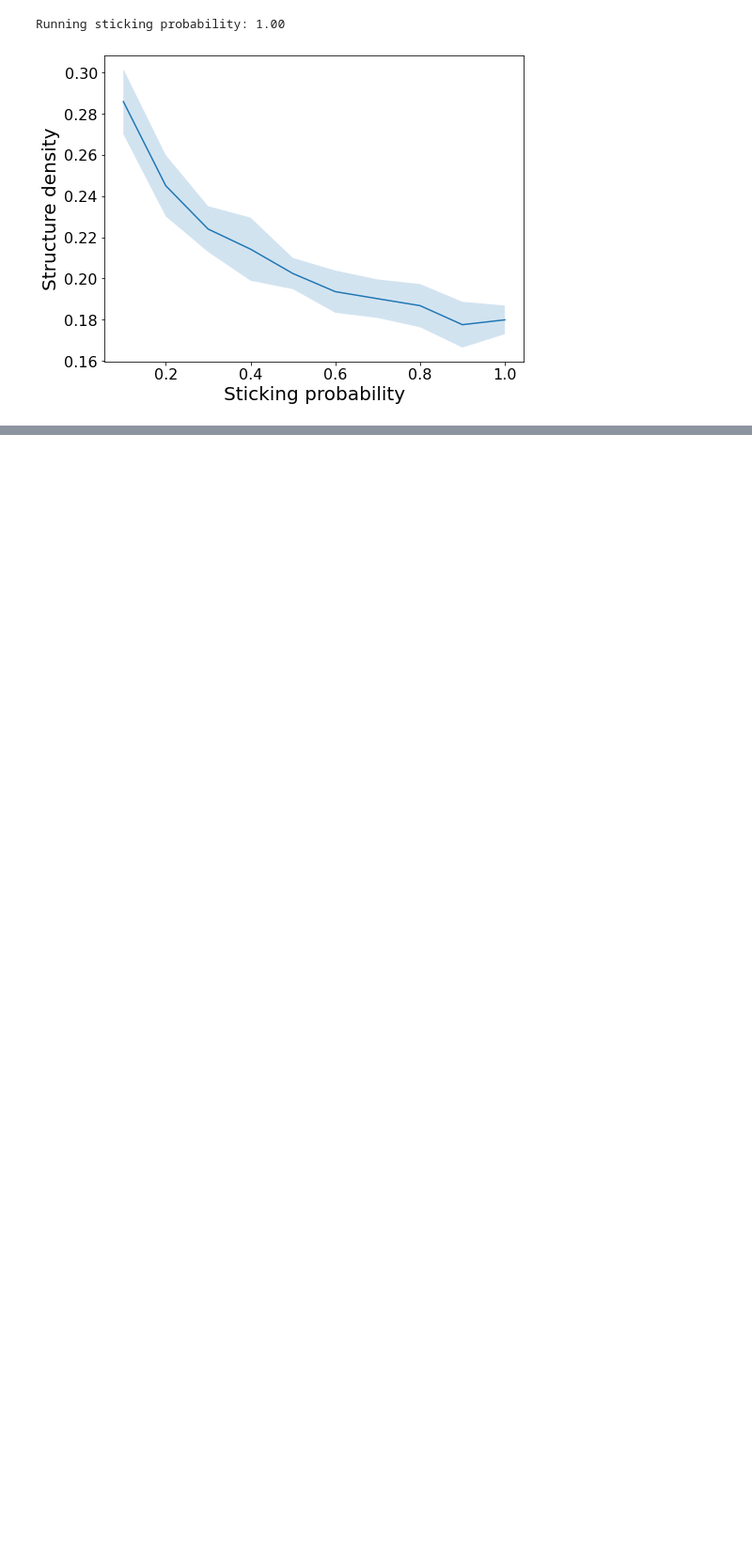
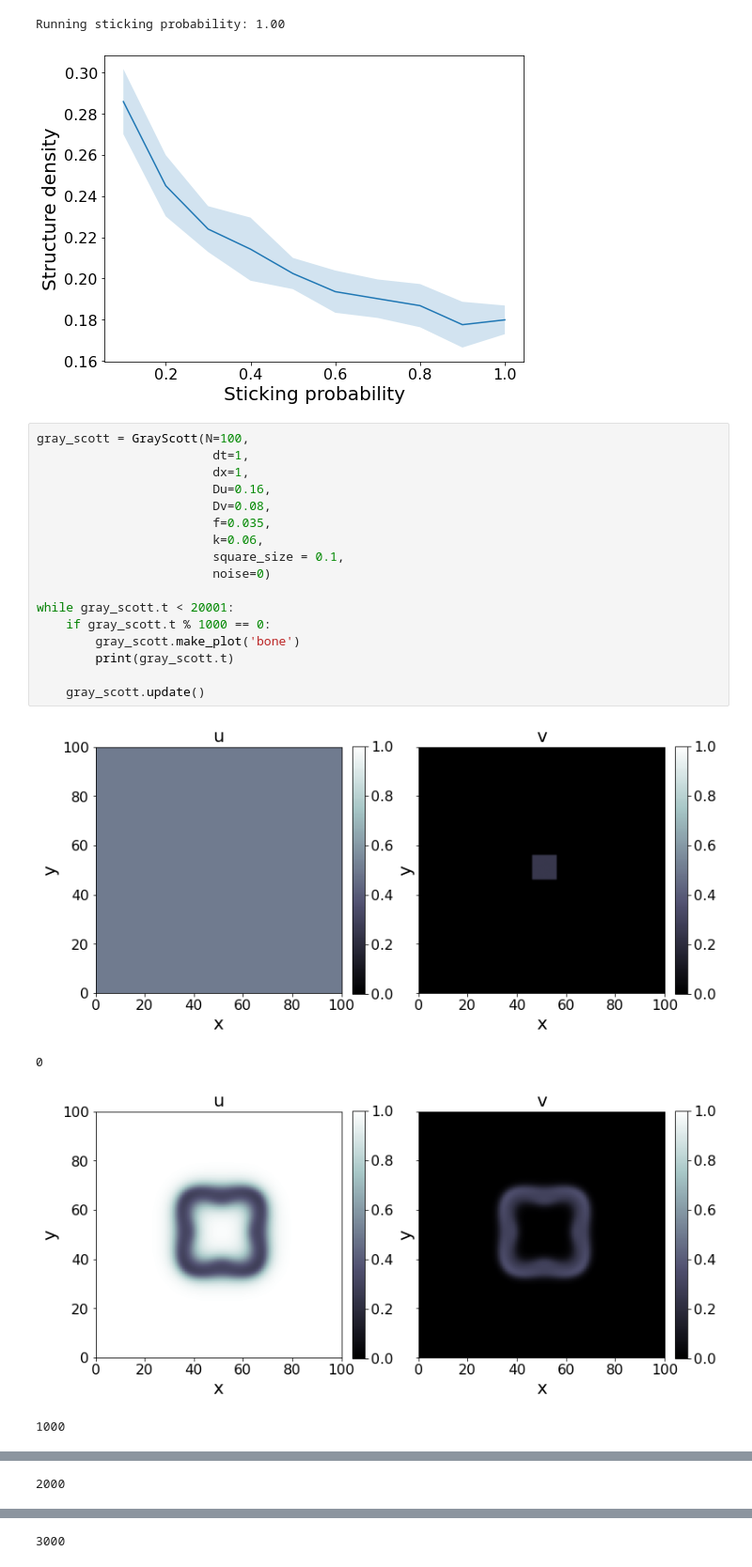
Before and after one commit to Nickvs99/ScientificComputing, a Jupyter notebook: Set 2/set2.ipynb, the cells around one changed output, grey strips where cells are left out. Shown at 94% size. Cells and saved outputs as stored; diff of their text form; blank space fills up the shorter version.

```diff
--- a/Set 2/set2.ipynb
+++ b/Set 2/set2.ipynb
@@ -168,3 +169,25 @@ plt.show()
 # %% [output]
 Running sticking probability: 1.00
 [figure]
+# %%
+gray_scott = GrayScott(N=100,
+                        dt=1,
+                        dx=1,
+                        Du=0.16,
+                        Dv=0.08,
+                        f=0.035,
+                        k=0.06,
+                        square_size = 0.1,
+                        noise=0)
+
+while gray_scott.t < 20001:
+    if gray_scott.t % 1000 == 0:
+        gray_scott.make_plot('bone')
+        print(gray_scott.t)
+
+    gray_scott.update()
+# %% [output]
+[figure, added]
+0
+[figure, added]
+1000
@@ -170,0 +195 @@ Running sticking probability: 1.00
+2000
@@ -170,0 +197 @@ Running sticking probability: 1.00
+3000
```
Also changed, not shown: parts of 6 cells of this notebook, 27 other files.
